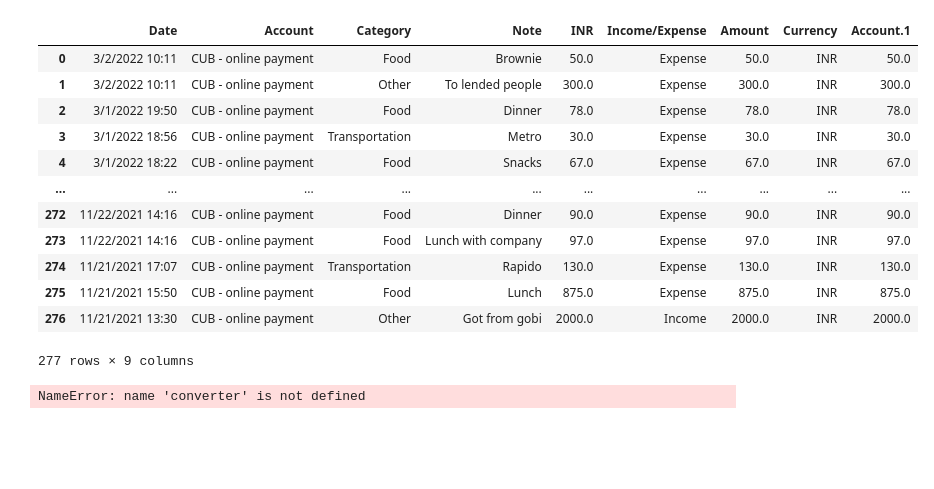
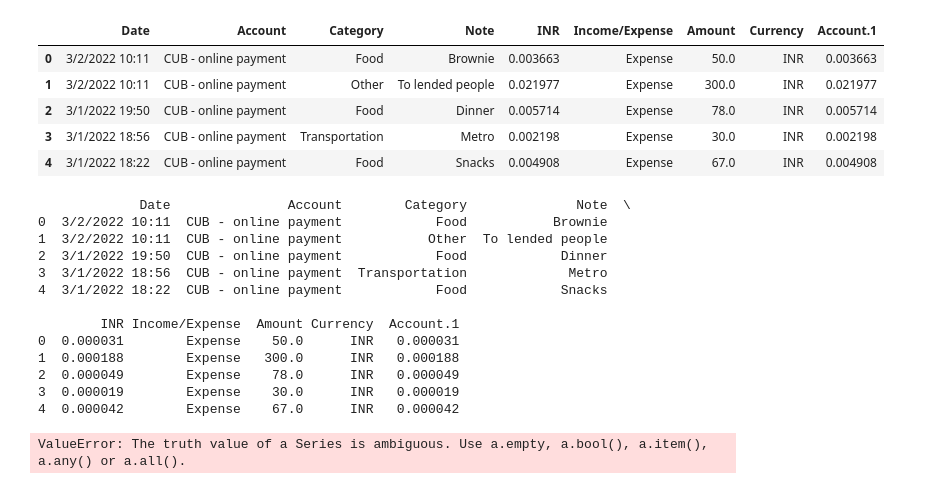
Before and after one commit to benclough724/Financial-machine-learning-helper, a Jupyter notebook: backend/test.ipynb, the cells around one changed output. Saved outputs shown, nothing was run; the diff lists cells and outputs as text; code cells hidden in the pictures; blank space fills up the shorter version.

```diff
--- a/backend/test.ipynb
+++ b/backend/test.ipynb
@@ -24,28 +27,36 @@ df.head()
 | 4 | 3/1/2022 18:22 | CUB - online payment | Food | NaN | Snacks | 67.0 | Expense | NaN | 67.0 | INR | ... |
 # %%
 #Dropped as redundant
-df.drop(columns=["Subcategory", "Note."])
+df = df.drop(columns=["Subcategory", "Note.1"])
+df.head()
 # %% [output]
 |  | Date | Account | Category | Note | INR | Income/Expense | Amount | Currency | Account.1 |
-| 0 | 3/2/2022 10:11 | CUB - online payment | Food | Brownie | 50.0 | Expense | 50.0 | INR | 50.0 |
-| 1 | 3/2/2022 10:11 | CUB - online payment | Other | To lended people | 300.0 | Expense | 300.0 | INR | 300.0 |
-| 2 | 3/1/2022 19:50 | CUB - online payment | Food | Dinner | 78.0 | Expense | 78.0 | INR | 78.0 |
-| 3 | 3/1/2022 18:56 | CUB - online payment | Transportation | Metro | 30.0 | Expense | 30.0 | INR | 30.0 |
-| 4 | 3/1/2022 18:22 | CUB - online payment | Food | Snacks | 67.0 | Expense | 67.0 | INR | 67.0 |
-| ... | ... | ... | ... | ... | ... | ... | ... | ... | ... |
-| 272 | 11/22/2021 14:16 | CUB - online payment | Food | Dinner | 90.0 | Expense | 90.0 | INR | 90.0 |
-| 273 | 11/22/2021 14:16 | CUB - online payment | Food | Lunch with company | 97.0 | Expense | 97.0 | INR | 97.0 |
-| 274 | 11/21/2021 17:07 | CUB - online payment | Transportation | Rapido | 130.0 | Expense | 130.0 | INR | 130.0 |
-| 275 | 11/21/2021 15:50 | CUB - online payment | Food | Lunch | 875.0 | Expense | 875.0 | INR | 875.0 |
-| 276 | 11/21/2021 13:30 | CUB - online payment | Other | Got from gobi | 2000.0 | Income | 2000.0 | INR | 2000.0 |
+| 0 | 3/2/2022 10:11 | CUB - online payment | Food | Brownie | 0.003663 | Expense | 50.0 | INR | 0.003663 |
+| 1 | 3/2/2022 10:11 | CUB - online payment | Other | To lended people | 0.021977 | Expense | 300.0 | INR | 0.021977 |
+| 2 | 3/1/2022 19:50 | CUB - online payment | Food | Dinner | 0.005714 | Expense | 78.0 | INR | 0.005714 |
+| 3 | 3/1/2022 18:56 | CUB - online payment | Transportation | Metro | 0.002198 | Expense | 30.0 | INR | 0.002198 |
+| 4 | 3/1/2022 18:22 | CUB - online payment | Food | Snacks | 0.004908 | Expense | 67.0 | INR | 0.004908 |
-277 rows × 9 columns
-# %%
-#convert currency to pounds for ease of viewing
-from forex_python.converter import CurrencyRates
-
-df[f'currency({conv_currency})'] = df.apply(
-    lambda row: converter(row.currency, conv_currency, row.price),
-    axis=1
-)
-# %% [output]
-NameError: name 'converter' is not defined
+# %%
+c = CurrencyRates()
+
+inr_to_gbp = c.get_rate('INR', 'GBP')
+
+
+df['INR'] = df['INR'] * inr_to_gbp
+df['Account.1'] = df['Account.1'] * inr_to_gbp
+
+print(df.head())
+# %% [output]
+             Date               Account        Category              Note  \
+0  3/2/2022 10:11  CUB - online payment            Food           Brownie
+1  3/2/2022 10:11  CUB - online payment           Other  To lended people
+2  3/1/2022 19:50  CUB - online payment            Food            Dinner
+3  3/1/2022 18:56  CUB - online payment  Transportation             Metro
+4  3/1/2022 18:22  CUB - online payment            Food            Snacks
+
+        INR Income/Expense  Amount Currency  Account.1
+0  0.000031        Expense    50.0      INR   0.000031
+1  0.000188        Expense   300.0      INR   0.000188
+2  0.000049        Expense    78.0      INR   0.000049
+3  0.000019        Expense    30.0      INR   0.000019
+4  0.000042        Expense    67.0      INR   0.000042
@@ -51,0 +65,9 @@ NameError: name 'converter' is not defined
+# %%
+if(df. > 1):
+    plt.hist(df['Amount'], df['Account.1'])
+    plt.xlabel("Amount")
+    plt.ylabel("Account")
+    plt.title("Scatter Plot of Amount vs Account")
+    plt.show()
+# %% [output]
+ValueError: The truth value of a Series is ambiguous. Use a.empty, a.bool(), a.item(), a.any() or a.all().
```
Also changed, not shown: parts of 4 cells of this notebook.
